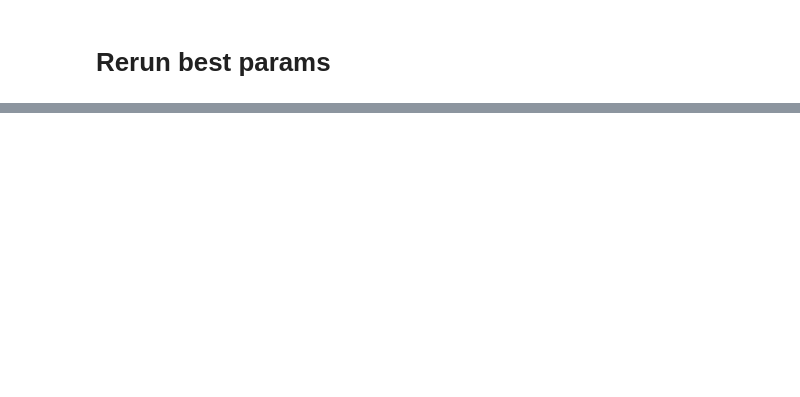
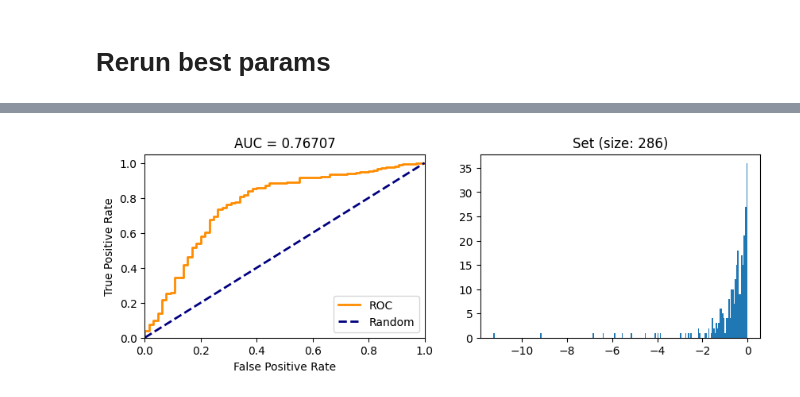
Before and after one commit to ongxuanhong/dili-drug-liver-interaction, a Jupyter notebook: 01.2_graph_gcn.ipynb, the cells around one changed output, grey strips where cells are left out. Saved outputs shown, nothing was run; the diff lists cells and outputs as text; code cells hidden in the pictures; blank space fills up the shorter version.

```diff
--- a/01.2_graph_gcn.ipynb
+++ b/01.2_graph_gcn.ipynb
@@ -718,0 +733,4 @@ pprint(result)
+# %%
+y_true = np.array(y_true)
+y_pred_proba = np.array(y_pred_proba)
+find_optimal_threshold(y_true, y_pred_proba)
@@ -718,0 +745,29 @@ pprint(result)
+# %%
+from sklearn.metrics import roc_curve
+
+
+def visualize_auc(y, y_pred):
+    auc_value = roc_auc_score(y, y_pred)
+    res01 = roc_curve(y, y_pred)
+
+    figure, (ax1, ax2) = plt.subplots(1, 2, figsize=(10, 3))
+    lw = 2
+    ax1.plot(res01[0], res01[1], color="darkorange", lw=lw, label="ROC")
+    ax1.plot([0, 1], [0, 1], color="navy", label="Random", lw=lw, linestyle="--")
+    ax1.set_xlim([0.0, 1.0])
+    ax1.set_ylim([0.0, 1.05])
+    ax1.set_xlabel("False Positive Rate")
+    ax1.set_ylabel("True Positive Rate")
+    ax1.set_title("AUC = %0.5f" % (auc_value))
+    ax1.legend(loc="lower right")
+
+    ax2.set_title("Set (size: {})".format(y.shape[0]))
+    ax2.hist(y_pred, bins=200)
+
+    plt.show()
+# %%
+y_true = np.array(y_true)
+y_pred = np.array(y_pred_proba)
+visualize_auc(y_true, y_pred)
+# %% [output]
+[figure, added]
```
Also changed, not shown: parts of 12 cells of this notebook, 1 other file.
